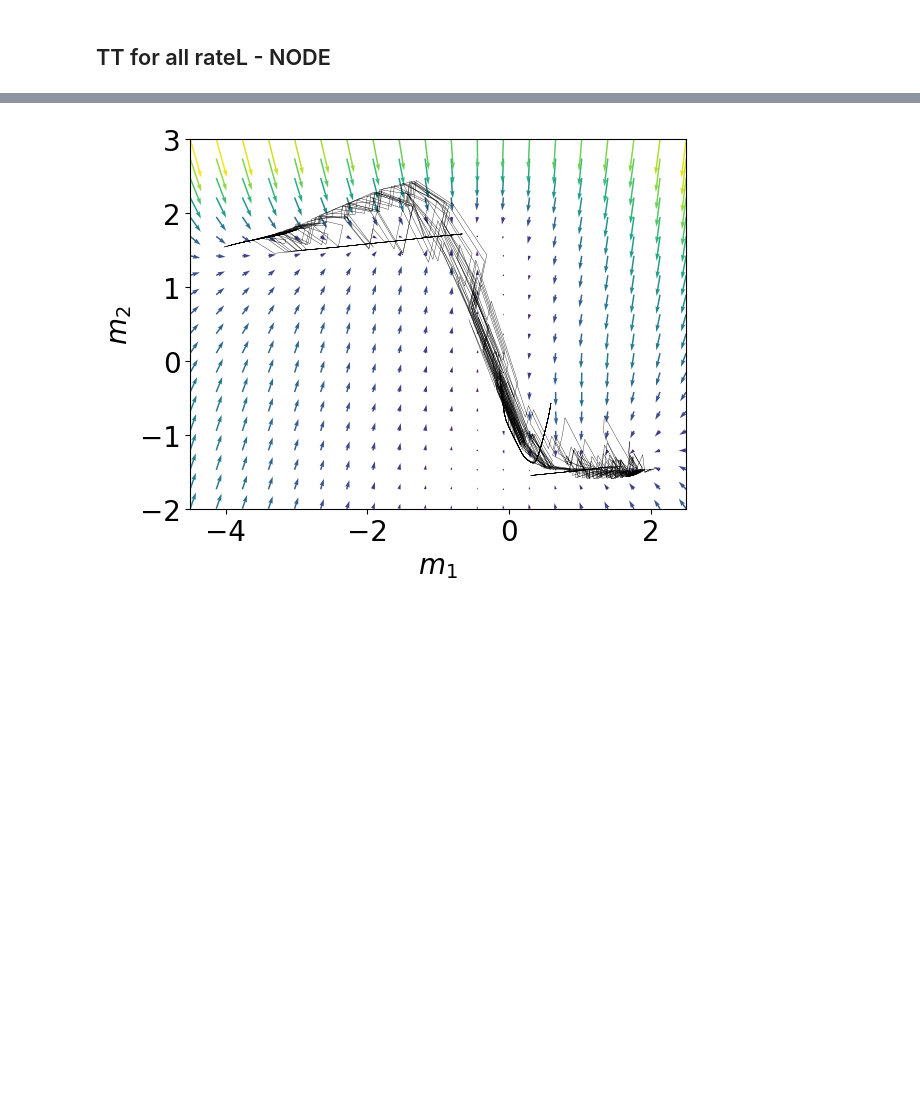
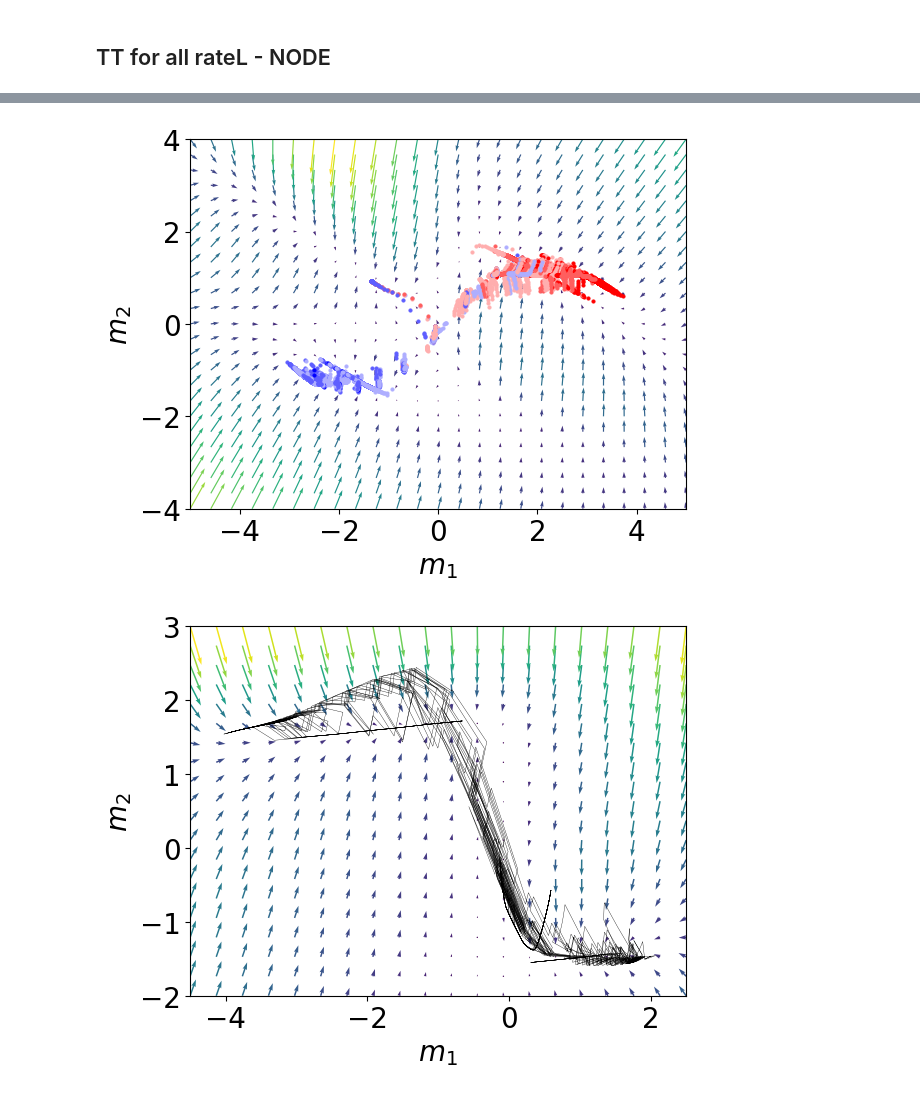
Before and after one commit to alejandradu/ComputationThruDynamicsBenchmark, a Jupyter notebook: examples/notebooks/PC_TT_analysis.ipynb, the cells around one changed output, grey strips where cells are left out. Saved outputs shown, nothing was run; the diff lists cells and outputs as text; code cells hidden in the pictures; blank space fills up the shorter version.

```diff
--- a/examples/notebooks/PC_TT_analysis.ipynb
+++ b/examples/notebooks/PC_TT_analysis.ipynb
@@ -449,3 +429,21 @@ node2_pc.plot_flow_field(latents_range = [[-5,5],[-4,4]], num_points = 25, input
+# %%
+from ctd.comparison.analysis.tt.tt import Analysis_TT
+import matplotlib.pyplot as plt
+import numpy as np
+import torch
+
+node2_pc = "/scratch/gpfs/ad2002/content/trained_models/task-trained/20250404_PClicks_NODE_grid_allRates_3/max_epochs=800_weight_decay=1.00E-08_learning_rate=2.00E-03_seed=0_noise=0.00E+00_allRates=True_latent_size=2_layer_hidden_size=128_delt=1.00E-01_leak=True"
+
+node2_pc = Analysis_TT(run_name = "node1", filepath = node2_pc + "/")
+
+node2_pc.plot_flow_field(latents_range = [[-5,5],[-4,4]], num_points = 25, inputs = torch.zeros(1,3), xstar=None,
+                        q_flag=None, colors_fps=None, num_traj=50, cmap=plt.cm.viridis, scatter_trajectories=True,
+                        params = None, noiseless=False, pc_color=True)
+
+# option to only show the hue of the velocity magnitude
+# color code the trajectories by difficulty and orientation
+# %% [output]
+[figure, added]
 # %%
 from ctd.comparison.analysis.tt.tt import Analysis_TT
 import matplotlib.pyplot as plt
```
Also changed, not shown: parts of 6 cells of this notebook, 30 other files.
